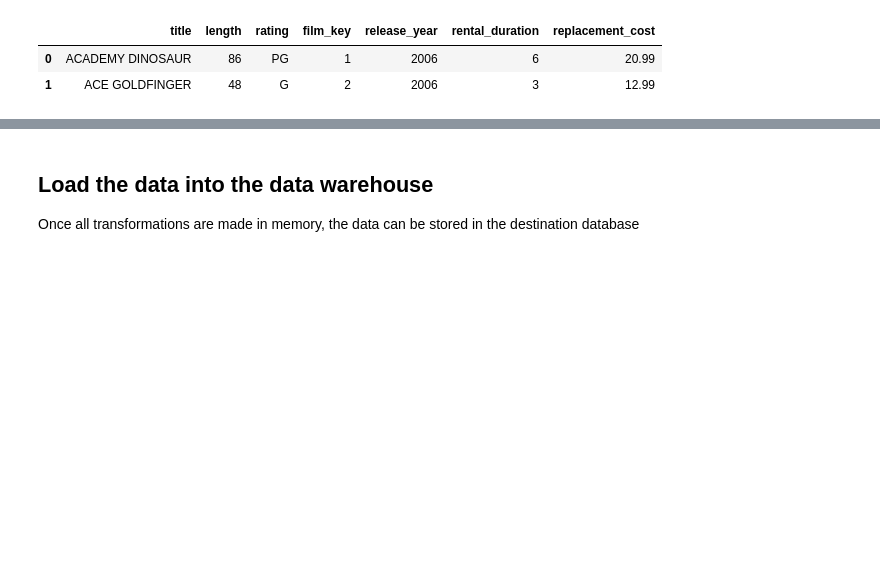
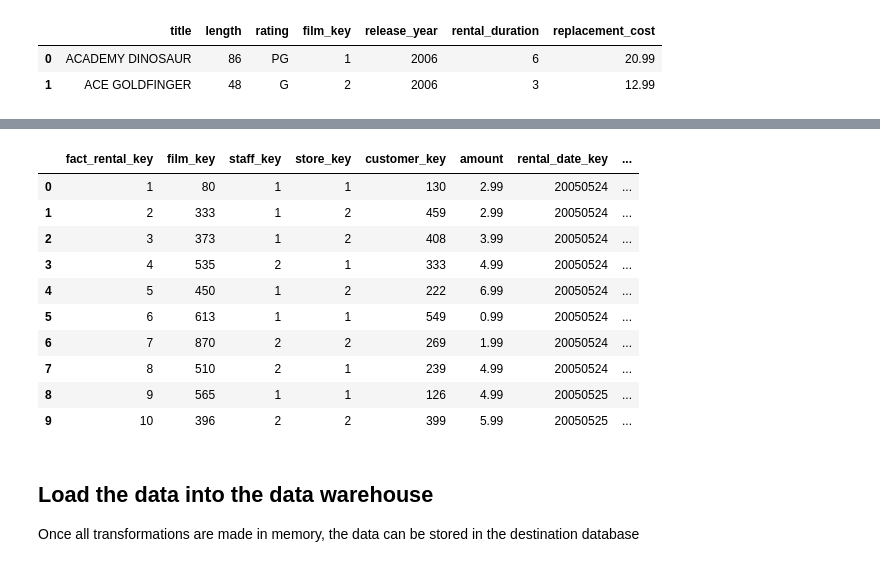
Before and after one commit to GarrettBurroughs/ds2002midterm, a Jupyter notebook: notebook/midterm.ipynb, the cells around one changed output, grey strips where cells are left out. Cells and saved outputs as stored; diff of their text form; code cells hidden in the pictures; blank space fills up the shorter version.

```diff
--- a/notebook/midterm.ipynb
+++ b/notebook/midterm.ipynb
@@ -247,3 +311,29 @@ fact_rentals_df.head(200)
+# %%
+# Get rid of the hours minutes and seconds
+fact_rentals_df['return_date'] = fact_rentals_df['return_date'].dt.floor("D")
+# Join the date key
+fact_rentals_df = pd.merge(
+    fact_rentals_df,
+    date_key_df,
+    left_on="return_date",
+    right_on="full_date",
+    how="left"
+)
+fact_rentals_df.rename(columns={"date_key":"return_date_key"}, inplace=True)
+fact_rentals_df.drop(["full_date", "return_date"], axis=1, inplace=True)
+fact_rentals_df.head(10)
+# %% [output]
+|  | fact_rental_key | film_key | staff_key | store_key | customer_key | amount | rental_date_key | ... |
+| 0 | 1 | 80 | 1 | 1 | 130 | 2.99 | 20050524 | ... |
+| 1 | 2 | 333 | 1 | 2 | 459 | 2.99 | 20050524 | ... |
+| 2 | 3 | 373 | 1 | 2 | 408 | 3.99 | 20050524 | ... |
+| 3 | 4 | 535 | 2 | 1 | 333 | 4.99 | 20050524 | ... |
+| 4 | 5 | 450 | 1 | 2 | 222 | 6.99 | 20050524 | ... |
+| 5 | 6 | 613 | 1 | 1 | 549 | 0.99 | 20050524 | ... |
+| 6 | 7 | 870 | 2 | 2 | 269 | 1.99 | 20050524 | ... |
+| 7 | 8 | 510 | 2 | 1 | 239 | 4.99 | 20050524 | ... |
+| 8 | 9 | 565 | 1 | 1 | 126 | 4.99 | 20050525 | ... |
+| 9 | 10 | 396 | 2 | 2 | 399 | 5.99 | 20050525 | ... |
 # %% [markdown]
 ## Load the data into the data warehouse
 Once all transformations are made in memory, the data can be stored in the destination database
```
Also changed, not shown: parts of 8 cells of this notebook, 2 other files.
